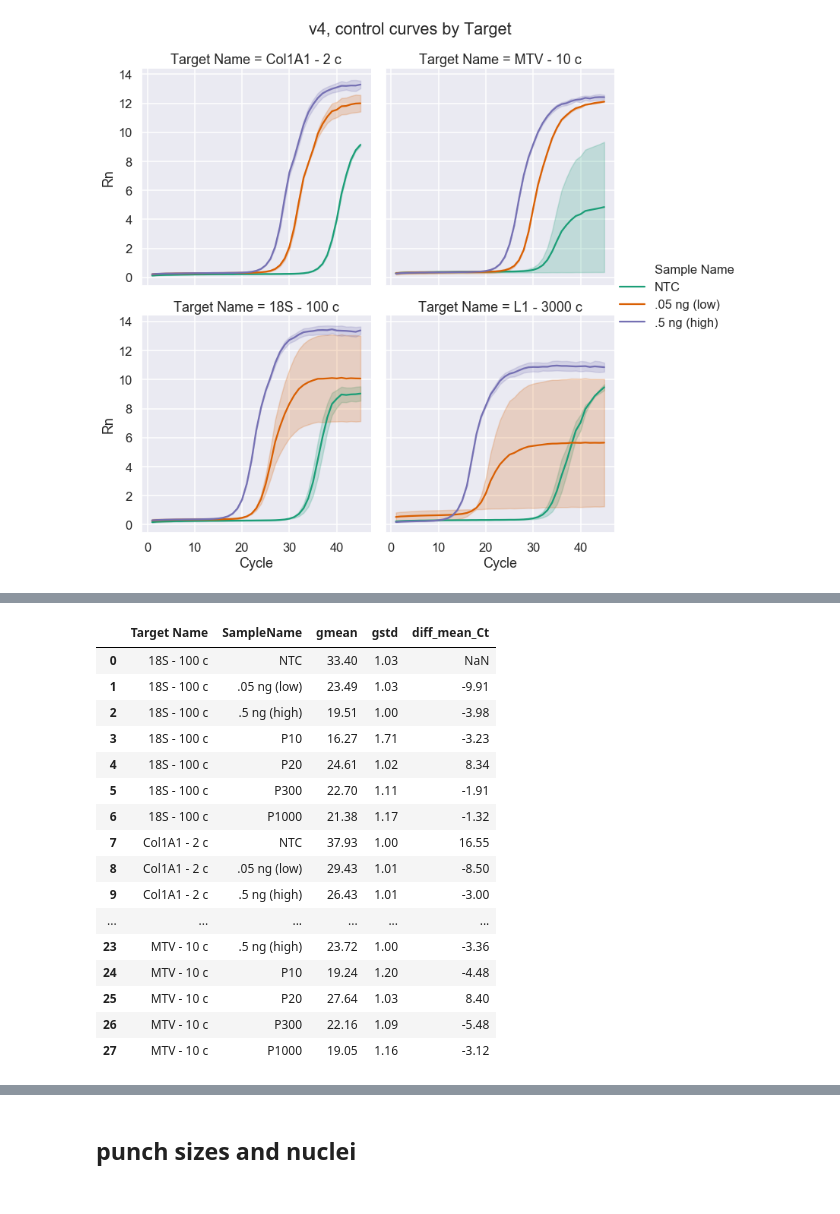
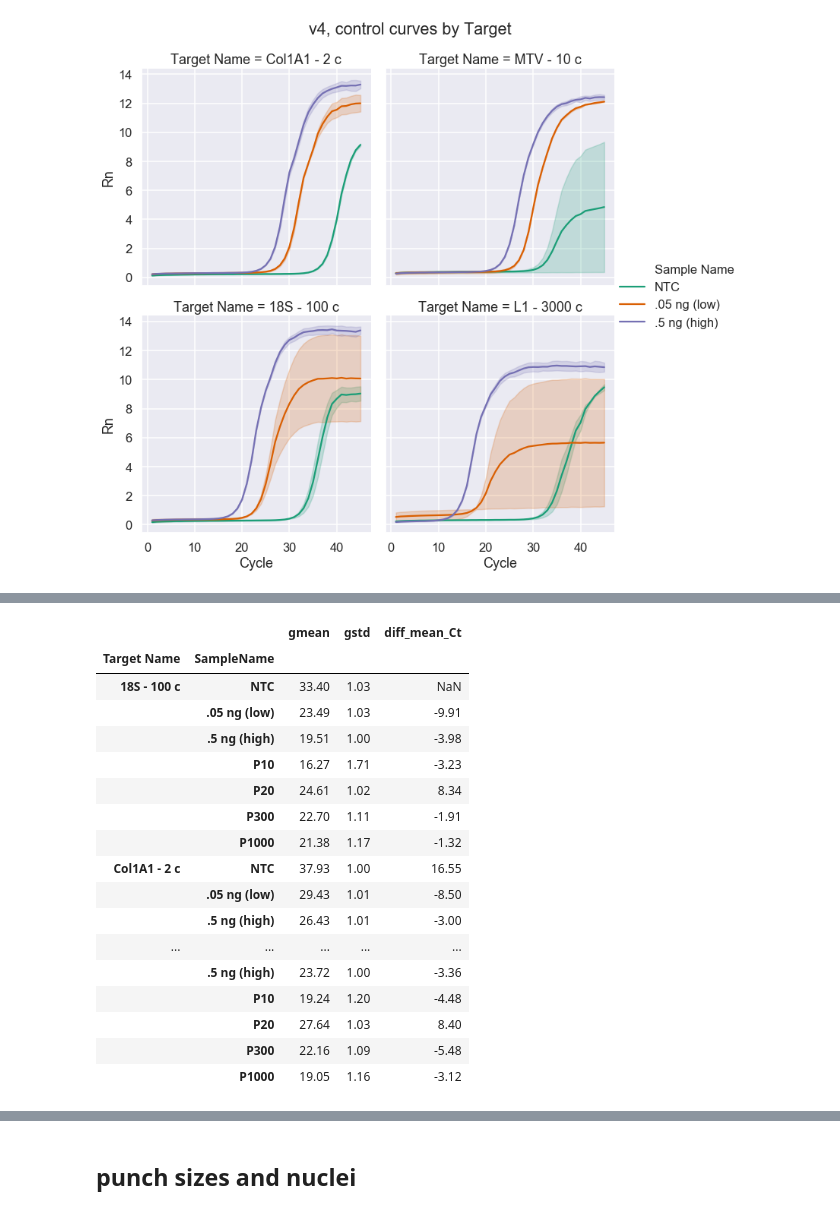
Before and after one commit to kathleenleeper/inSituSequencing, a Jupyter notebook: 200812_ampliconStdCurve-v4/v4_analysis.ipynb, the cells around one changed output, grey strips where cells are left out. Drawn from its saved outputs; the diff is of its cells as text; code cells hidden in the pictures.

```diff
--- a/200812_ampliconStdCurve-v4/v4_analysis.ipynb
+++ b/200812_ampliconStdCurve-v4/v4_analysis.ipynb
@@ -128,24 +173,25 @@ fig = g.fig
 # %%
  ## looking at actual values + diffs
 grp = results.groupby(['Target Name', 'SampleName'])['Ct_clean'].agg([stats.gmean, stats.gstd]) #make group
-grp['diff_mean_Ct'] = grp['gmean'].transform(lambda mean: mean.diff(+1)) #show diffs between ct means. geom mean used for general analysis reasons, but doesn't make a difference here
-grp = grp.reset_index().round(2)
+grp['diff_mean_Ct'] = grp['gmean'].transform(lambda mean: mean.diff(+1)) #show diffs between ct means. geom mean used for general analysis reasons, but doesn't make a difference to the actual value when there are only two values
+grp = grp.round(2)
 grp
 # %% [output]
-|  | Target Name | SampleName | gmean | gstd | diff_mean_Ct |
-| 0 | 18S - 100 c | NTC | 33.40 | 1.03 | NaN |
-| 1 | 18S - 100 c | .05 ng (low) | 23.49 | 1.03 | -9.91 |
-| 2 | 18S - 100 c | .5 ng (high) | 19.51 | 1.00 | -3.98 |
-| 3 | 18S - 100 c | P10 | 16.27 | 1.71 | -3.23 |
-| 4 | 18S - 100 c | P20 | 24.61 | 1.02 | 8.34 |
-| 5 | 18S - 100 c | P300 | 22.70 | 1.11 | -1.91 |
-| 6 | 18S - 100 c | P1000 | 21.38 | 1.17 | -1.32 |
-| 7 | Col1A1 - 2 c | NTC | 37.93 | 1.00 | 16.55 |
-| 8 | Col1A1 - 2 c | .05 ng (low) | 29.43 | 1.01 | -8.50 |
-| 9 | Col1A1 - 2 c | .5 ng (high) | 26.43 | 1.01 | -3.00 |
-| ... | ... | ... | ... | ... | ... |
-| 23 | MTV - 10 c | .5 ng (high) | 23.72 | 1.00 | -3.36 |
-| 24 | MTV - 10 c | P10 | 19.24 | 1.20 | -4.48 |
-| 25 | MTV - 10 c | P20 | 27.64 | 1.03 | 8.40 |
-| 26 | MTV - 10 c | P300 | 22.16 | 1.09 | -5.48 |
-| 27 | MTV - 10 c | P1000 | 19.05 | 1.16 | -3.12 |
+|  |  | gmean | gstd | diff_mean_Ct |
+| Target Name | SampleName |  |  |  |
+| 18S - 100 c | NTC | 33.40 | 1.03 | NaN |
+|  | .05 ng (low) | 23.49 | 1.03 | -9.91 |
+|  | .5 ng (high) | 19.51 | 1.00 | -3.98 |
+|  | P10 | 16.27 | 1.71 | -3.23 |
+|  | P20 | 24.61 | 1.02 | 8.34 |
+|  | P300 | 22.70 | 1.11 | -1.91 |
+|  | P1000 | 21.38 | 1.17 | -1.32 |
+| Col1A1 - 2 c | NTC | 37.93 | 1.00 | 16.55 |
+|  | .05 ng (low) | 29.43 | 1.01 | -8.50 |
+|  | .5 ng (high) | 26.43 | 1.01 | -3.00 |
+| ... | ... | ... | ... | ... |
+|  | .5 ng (high) | 23.72 | 1.00 | -3.36 |
+|  | P10 | 19.24 | 1.20 | -4.48 |
+|  | P20 | 27.64 | 1.03 | 8.40 |
+|  | P300 | 22.16 | 1.09 | -5.48 |
+|  | P1000 | 19.05 | 1.16 | -3.12 |
```
Also changed, not shown: parts of 44 cells of this notebook, 1 other file.
